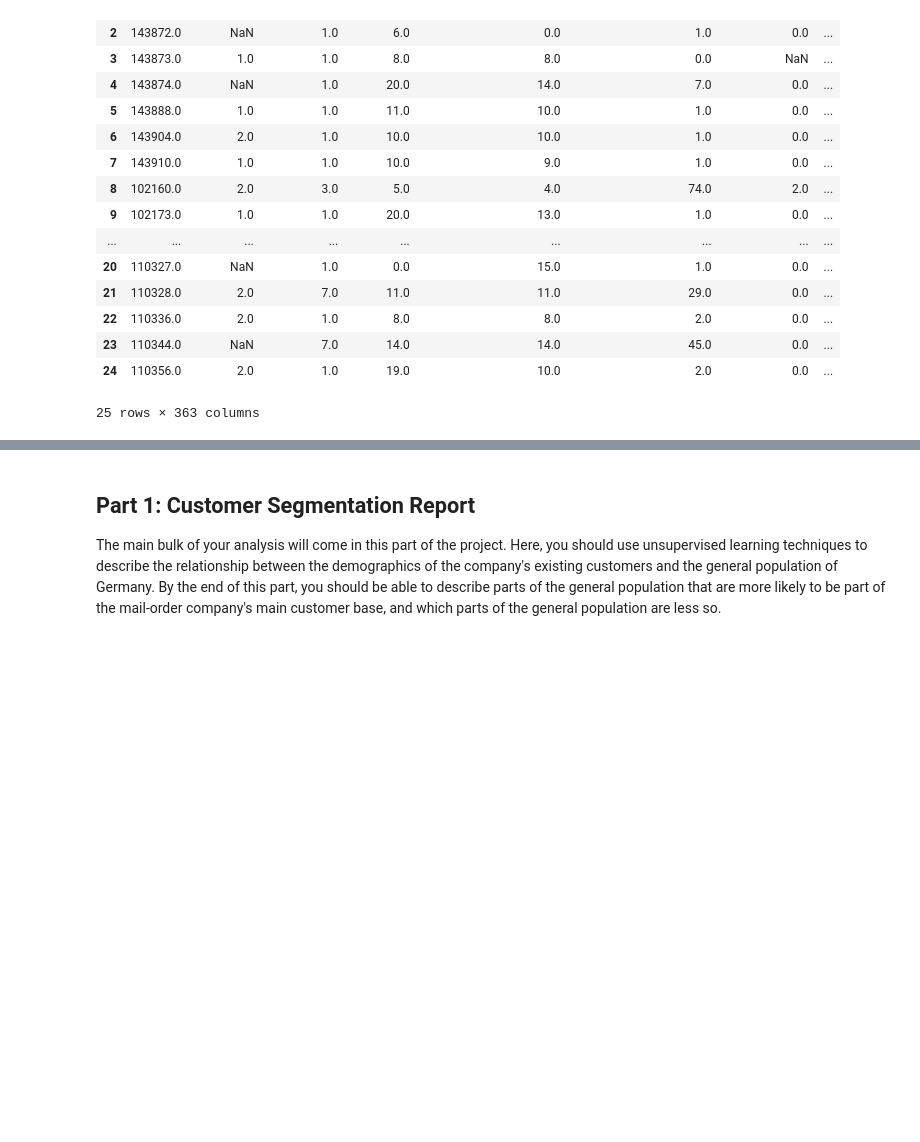
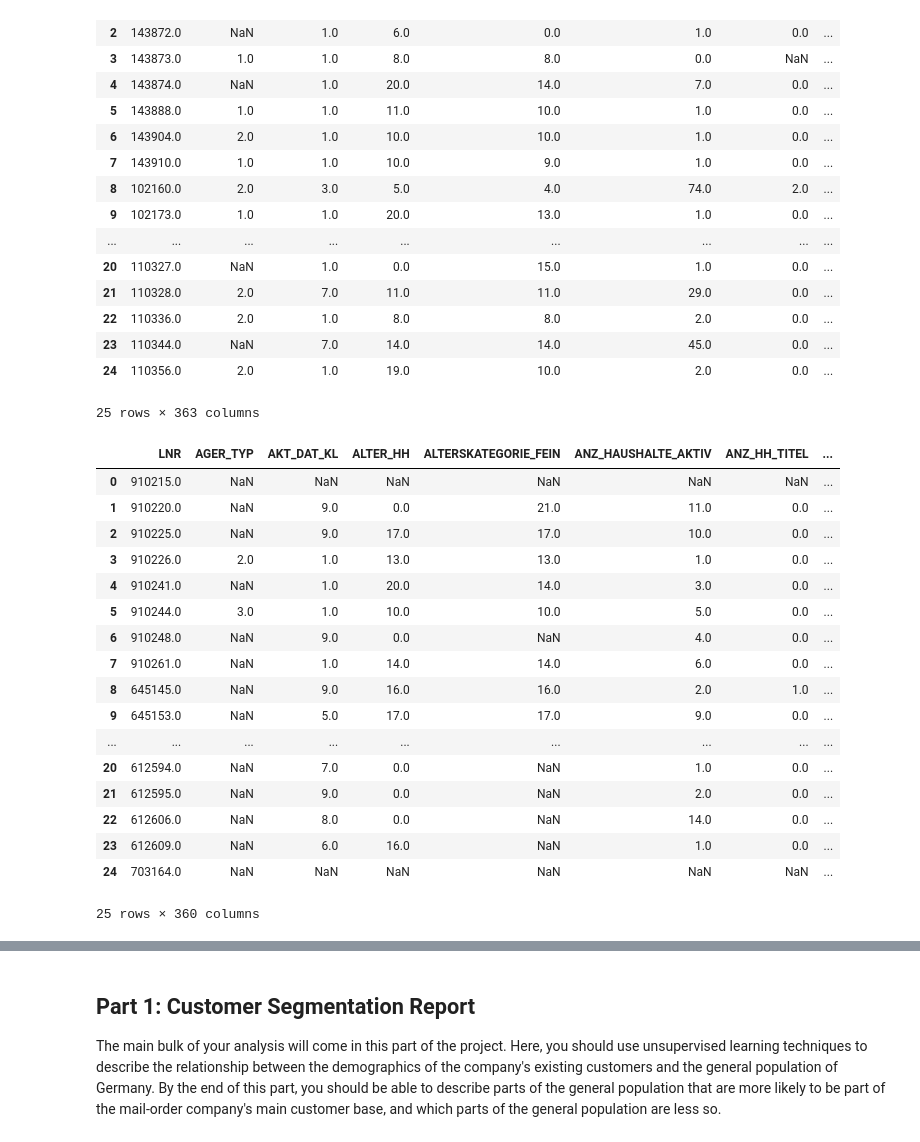
Before and after one commit to olgaferro/Bertelsmann-Arvato-Project, a Jupyter notebook: Arvato Project Workbook.ipynb, the cells around one changed output, grey strips where cells are left out. Drawn from its saved outputs; the diff is of its cells as text; code cells hidden in the pictures; blank space fills up the shorter version.

```diff
--- a/Arvato Project Workbook.ipynb
+++ b/Arvato Project Workbook.ipynb
@@ -532,10 +533,29 @@ customer.head(25)
 #drop_cols = azdias.columns[column_nans > 0.20]
 #print('columns to drop: ', drop_cols)
 # %%
-#azdias = azdias.iloc[:100000]
+azdias = azdias.iloc[:100000]
 
 azdias = replace_unknowns(azdias, dias_attributes_val_unknowns)
 azdias.head(25)
+# %% [output]
+|  | LNR | AGER_TYP | AKT_DAT_KL | ALTER_HH | ALTERSKATEGORIE_FEIN | ANZ_HAUSHALTE_AKTIV | ANZ_HH_TITEL | ... |
+| 0 | 910215.0 | NaN | NaN | NaN | NaN | NaN | NaN | ... |
+| 1 | 910220.0 | NaN | 9.0 | 0.0 | 21.0 | 11.0 | 0.0 | ... |
+| 2 | 910225.0 | NaN | 9.0 | 17.0 | 17.0 | 10.0 | 0.0 | ... |
+| 3 | 910226.0 | 2.0 | 1.0 | 13.0 | 13.0 | 1.0 | 0.0 | ... |
+| 4 | 910241.0 | NaN | 1.0 | 20.0 | 14.0 | 3.0 | 0.0 | ... |
+| 5 | 910244.0 | 3.0 | 1.0 | 10.0 | 10.0 | 5.0 | 0.0 | ... |
+| 6 | 910248.0 | NaN | 9.0 | 0.0 | NaN | 4.0 | 0.0 | ... |
+| 7 | 910261.0 | NaN | 1.0 | 14.0 | 14.0 | 6.0 | 0.0 | ... |
+| 8 | 645145.0 | NaN | 9.0 | 16.0 | 16.0 | 2.0 | 1.0 | ... |
+| 9 | 645153.0 | NaN | 5.0 | 17.0 | 17.0 | 9.0 | 0.0 | ... |
+| ... | ... | ... | ... | ... | ... | ... | ... | ... |
+| 20 | 612594.0 | NaN | 7.0 | 0.0 | NaN | 1.0 | 0.0 | ... |
+| 21 | 612595.0 | NaN | 9.0 | 0.0 | NaN | 2.0 | 0.0 | ... |
+| 22 | 612606.0 | NaN | 8.0 | 0.0 | NaN | 14.0 | 0.0 | ... |
+| 23 | 612609.0 | NaN | 6.0 | 16.0 | NaN | 1.0 | 0.0 | ... |
+| 24 | 703164.0 | NaN | NaN | NaN | NaN | NaN | NaN | ... |
+25 rows × 360 columns
 # %%
 
 def encode_col_PRAEGENDE(val):
```
Also changed, not shown: parts of 11 cells of this notebook, 1 other file.
